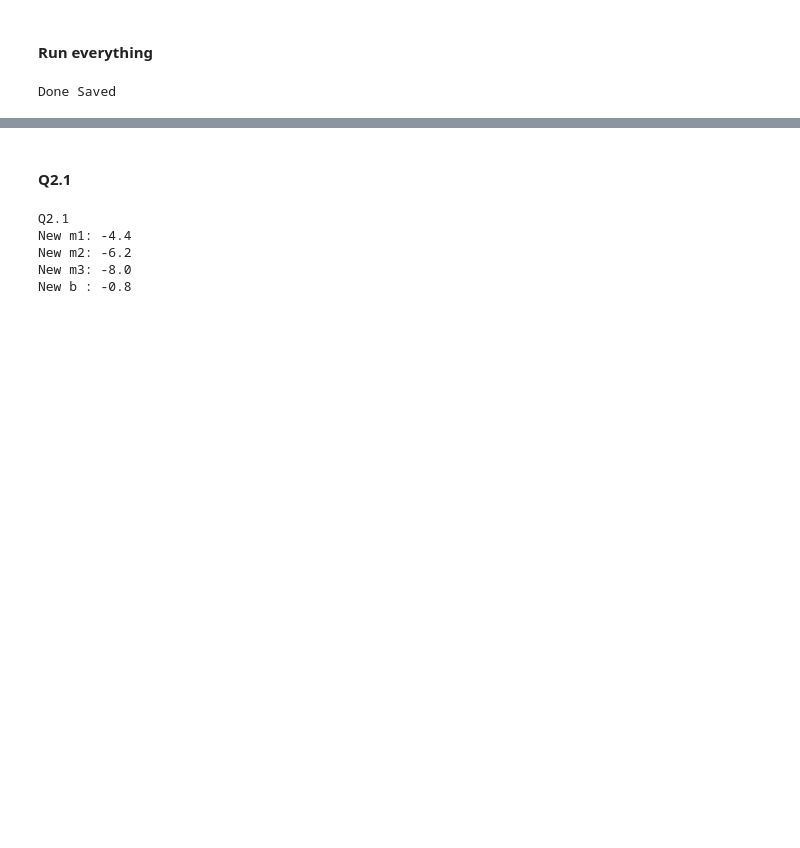
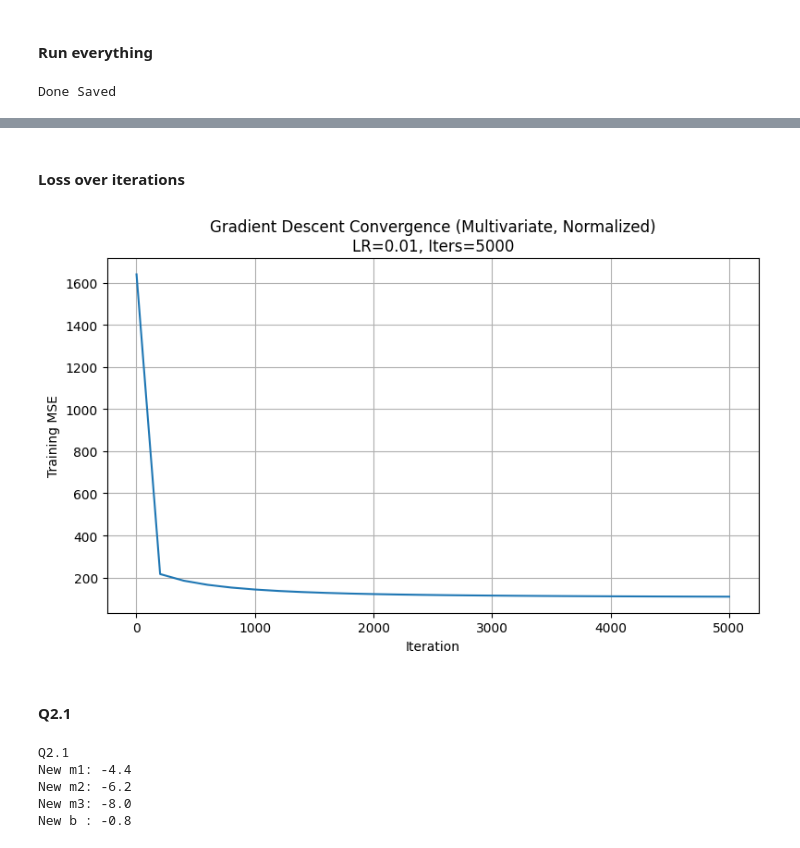
Before and after one commit to CycleBird/DataminingProjectOne, a Jupyter notebook: p1.ipynb, the cells around one changed output, grey strips where cells are left out. Cells and saved outputs as stored; diff of their text form; code cells hidden in the pictures; blank space fills up the shorter version.

```diff
--- a/p1.ipynb
+++ b/p1.ipynb
@@ -22,7 +22,7 @@ def r2_variance(y_true: np.ndarray, y_pred: np.ndarray) -> float:
         return 0.0
     return float(1.0 - mse(y_true, y_pred) / var_obs)
 
-def gradient_descent(X: np.ndarray, y: np.ndarray, lr: float = 0.01, iters: int = 5000, record_every: int = 100, w0: np.ndarray | None = None, b0: float | None = None,) -> tuple[np.ndarray, float, list[float]]:
+def gradient_descent(X: np.ndarray, y: np.ndarray, lr: float, iters: int, record_every: int, w0: np.ndarray | None = None, b0: float | None = None,) -> tuple[np.ndarray, float, list[float]]:
     X = np.asarray(X, dtype=float)
     y = np.asarray(y, dtype=float).reshape(-1)
 
@@ -55,9 +55,6 @@ def predict(X: np.ndarray, w: np.ndarray, b: float) -> np.ndarray:
 
 def load_and_split(csv_path: str) -> tuple[pd.DataFrame, pd.DataFrame]:
     df = pd.read_csv(csv_path)
-
-    target_candidates = [c for c in df.columns if "compressive strength" in c.lower()]
-    target_col = target_candidates[0]
 
     test_df = df.iloc[500:630].copy()
     train_df = pd.concat([df.iloc[:500], df.iloc[630:]], axis=0).copy()
@@ -87,12 +84,12 @@ def Normal_transform(X_train: np.ndarray, X_test: np.ndarray) -> tuple[np.ndarra
 
     X_train_mm = (X_train - x_min) / denom_safe
     X_test_mm = (X_test - x_min) / denom_safe
-    return X_train_mm, X_test_mm, x_min, x_max
+    return X_train_mm, X_test_mm
 # %% [markdown]
 #### Experiments and Record results
 # %%
 
-def run_univariate(X_train: np.ndarray, y_train: np.ndarray, X_test: np.ndarray, y_test: np.ndarray, feature_cols: list[str], scaled_label: str, grid: list[dict], record_every: int = 200,) -> pd.DataFrame:
+def run_univariate(X_train: np.ndarray, y_train: np.ndarray, X_test: np.ndarray, y_test: np.ndarray, feature_cols: list[str], scaled_label: str, grid: list[dict], record_every: int,) -> pd.DataFrame:
     rows = []
     n_features = X_train.shape[1]
 
@@ -105,7 +102,6 @@ def run_univariate(X_train: np.ndarray, y_train: np.ndarray, X_test: np.ndarray,
             iters = cfg["iters"]
 
             w, b, losses = gradient_descent(xtr, y_train, lr=lr, iters=iters, record_every=record_every)
-            # print(feature_cols[j], losses[:3], "...", losses[-3:])
             yhat_tr = predict(xtr, w, b)
             yhat_te = predict(xte, w, b)
 
@@ -125,14 +121,13 @@ def run_univariate(X_train: np.ndarray, y_train: np.ndarray, X_test: np.ndarray,
 
     return pd.DataFrame(rows)
 
-def run_multivariate(X_train: np.ndarray, y_train: np.ndarray, X_test: np.ndarray, y_test: np.ndarray, feature_cols: list[str], scaled_label: str, grid: list[dict], record_every: int = 200,
-) -> pd.DataFrame:
+def run_multivariate(X_train: np.ndarray, y_train: np.ndarray, X_test: np.ndarray, y_test: np.ndarray, feature_cols: list[str], scaled_label: str, grid: list[dict], record_every: int,) -> pd.DataFrame:
     rows = []
     for cfg in grid:
         lr = cfg["lr"]
         iters = cfg["iters"]
 
-        w, b, _ = gradient_descent(X_train, y_train, lr=lr, iters=iters, record_every=record_every)
+        w, b, losses = gradient_descent(X_train, y_train, lr=lr, iters=iters, record_every=record_every)
         yhat_tr = predict(X_train, w, b)
         yhat_te = predict(X_test, w, b)
 
@@ -147,6 +142,8 @@ def run_multivariate(X_train: np.ndarray, y_train: np.ndarray, X_test: np.ndarra
             "train_r2": r2_variance(y_train, yhat_tr),
             "test_mse": mse(y_test, yhat_te),
             "test_r2": r2_variance(y_test, yhat_te),
+            "losses": losses,
+            "record_every": record_every,
         }
 
         for name, coef in zip(feature_cols, w):
@@ -155,9 +152,6 @@ def run_multivariate(X_train: np.ndarray, y_train: np.ndarray, X_test: np.ndarra
         rows.append(row)
 
     return pd.DataFrame(rows)
-
-def select_best_by_train_r2(df: pd.DataFrame, top_k: int = 5) -> pd.DataFrame:
-    return df.sort_values(["train_r2", "test_r2"], ascending=False).head(top_k)
 # %% [markdown]
 #### Run everything
 # %%
@@ -278,3 +206,31 @@ Target (OLS) ~ w=-0.0273843, b=63.59263, trainR2=0.01627
+# %% [markdown]
+#### Loss over iterations
+# %%
+import matplotlib.pyplot as plt
+
+ # Loss plot
+losses_demo = multi_scaled.loc[0, "losses"]
+iters_demo = int(multi_scaled.loc[0, "iters"])
+record_every_demo = int(multi_scaled.loc[0, "record_every"])
+lr_demo = multi_scaled.loc[0, "LR"]
+
+x_iters = [1]
+for t in range(record_every_demo, iters_demo + 1, record_every_demo):
+    x_iters.append(t)
+if x_iters[-1] != iters_demo:
+    x_iters.append(iters_demo)
+x_iters = x_iters[:len(losses_demo)]
+
+plt.figure(figsize=(8, 5))
+plt.plot(x_iters, losses_demo)
+plt.xlabel("Iteration")
+plt.ylabel("Training MSE")
+plt.title(f"Gradient Descent Convergence (Multivariate, Normalized)\nLR={lr_demo}, Iters={iters_demo}")
+plt.grid(True)
+plt.tight_layout()
+plt.show()
+# %% [output]
+[figure, added]
 # %% [markdown]
 #### Q2.1
 # %%
```
Also changed, not shown: parts of 4 cells of this notebook.
